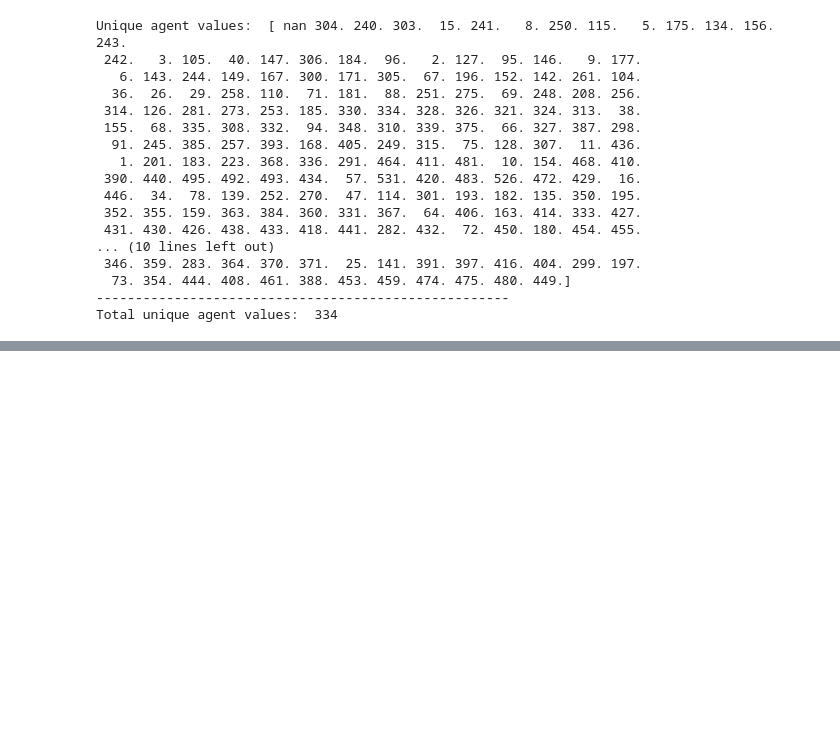
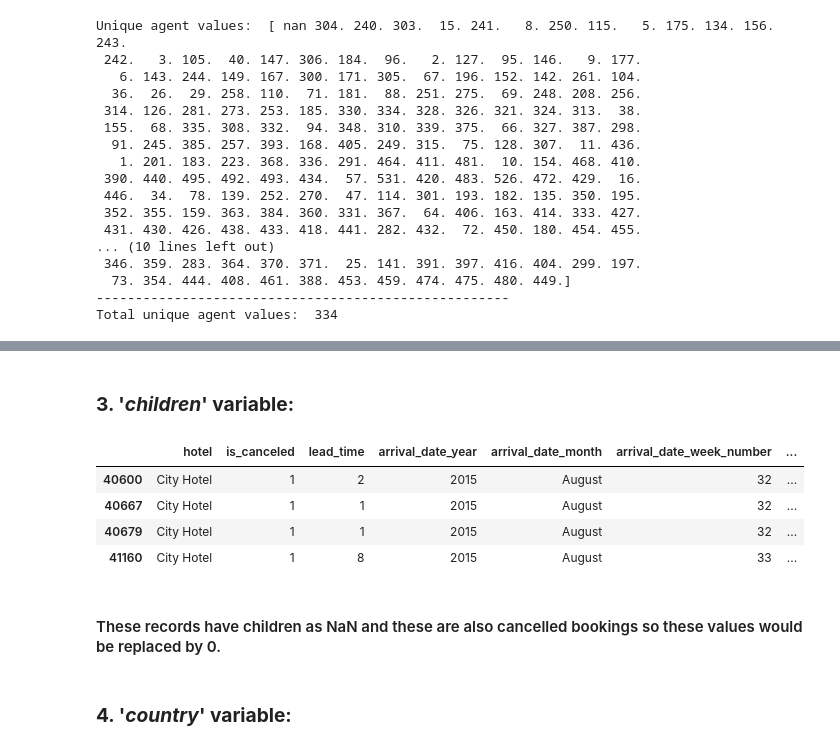
Before and after one commit to aviralsingh2907/AlmaBetter-Capstone-Project-1-EDA-Hotel-Booking-Analysis, a Jupyter notebook: CapstoneProject1_EDA_Hotel_Booking_Analysis.ipynb, the cells around one changed output, grey strips where cells are left out. Cells and saved outputs as stored; diff of their text form; code cells hidden in the pictures; blank space fills up the shorter version.

```diff
--- a/CapstoneProject1_EDA_Hotel_Booking_Analysis.ipynb
+++ b/CapstoneProject1_EDA_Hotel_Booking_Analysis.ipynb
@@ -131,0 +135,14 @@ Total unique agent values:  334
+# %% [markdown]
+### **3. '*children*' variable:** ###
+# %%
+hotel_df[hotel_df['children'].isna()]
+# %% [output]
+|  | hotel | is_canceled | lead_time | arrival_date_year | arrival_date_month | arrival_date_week_number | ... |
+| 40600 | City Hotel | 1 | 2 | 2015 | August | 32 | ... |
+| 40667 | City Hotel | 1 | 1 | 2015 | August | 32 | ... |
+| 40679 | City Hotel | 1 | 1 | 2015 | August | 32 | ... |
+| 41160 | City Hotel | 1 | 8 | 2015 | August | 33 | ... |
+# %% [markdown]
+#### These records have children as NaN and these are also cancelled bookings so these values would be replaced by 0.
+# %% [markdown]
+### **4. '*country*' variable:** ###
```
Also changed, not shown: parts of 8 cells of this notebook.
